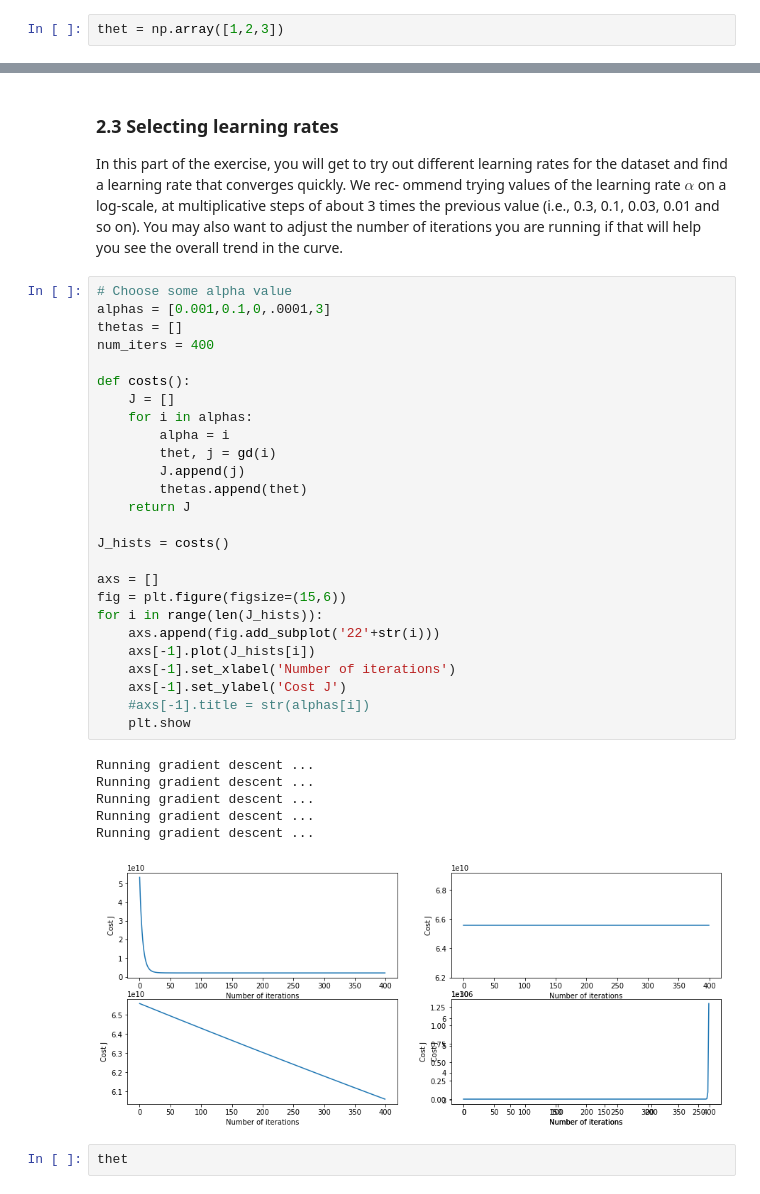
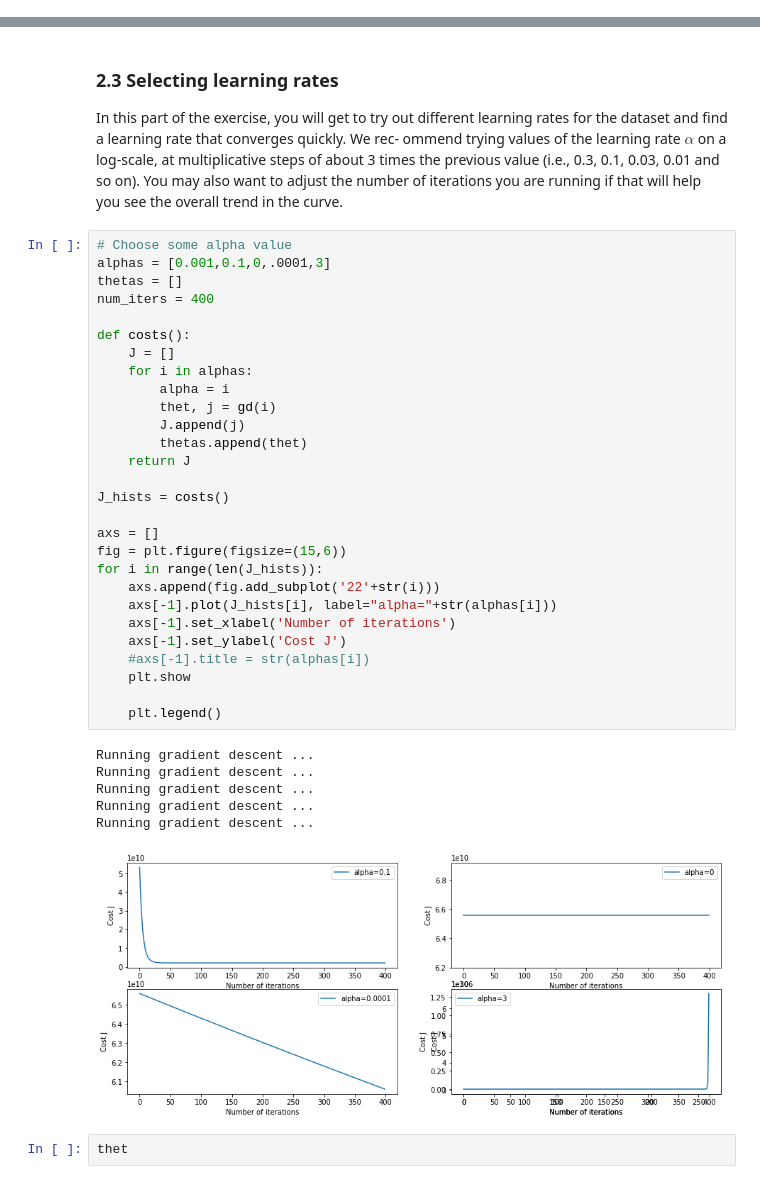
Before and after one commit to AISaturdaysLagos/Cohort2, a Jupyter notebook: Beginners/Week3/codelab/Linear regression with multiple variables.ipynb, the cells around one changed output, grey strips where cells are left out. Cells and saved outputs as stored; diff of their text form.

```diff
--- a/Beginners/Week3/codelab/Linear regression with multiple variables.ipynb
+++ b/Beginners/Week3/codelab/Linear regression with multiple variables.ipynb
@@ -41,5 +33,3 @@ array([7.86202619e+02, 7.52842809e-01])
 data.shape
 # %% [output]
 (47, 3)
-# %%
-thet = np.array([1,2,3])
@@ -178,35 +144,37 @@ will help you see the overall trend in the curve.
 # Choose some alpha value
 alphas = [0.001,0.1,0,.0001,3]
 thetas = []
 num_iters = 400
 
 def costs():
     J = []
     for i in alphas:
         alpha = i
         thet, j = gd(i)
         J.append(j)
         thetas.append(thet)
     return J
 
 J_hists = costs()
 
 axs = []
 fig = plt.figure(figsize=(15,6))
 for i in range(len(J_hists)):
     axs.append(fig.add_subplot('22'+str(i)))
-    axs[-1].plot(J_hists[i])
+    axs[-1].plot(J_hists[i], label="alpha="+str(alphas[i]))
     axs[-1].set_xlabel('Number of iterations')
     axs[-1].set_ylabel('Cost J')
     #axs[-1].title = str(alphas[i])
     plt.show
+
+    plt.legend()
 # %% [output]
 Running gradient descent ...
 Running gradient descent ...
 Running gradient descent ...
 Running gradient descent ...
 Running gradient descent ...
-[figure, old version]
+[figure, new version]
 # %%
 thet
 # %% [output]
```
Also changed, not shown: parts of 9 cells of this notebook.
